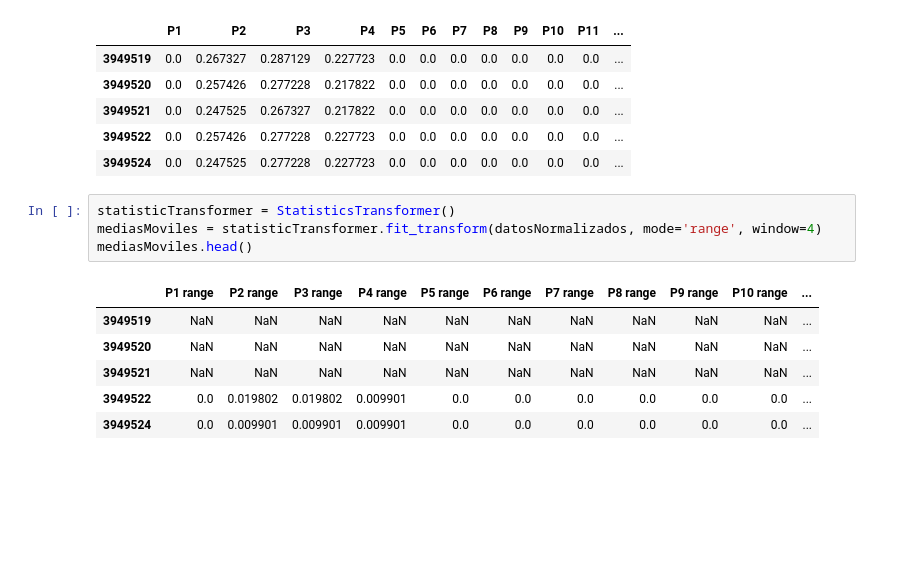
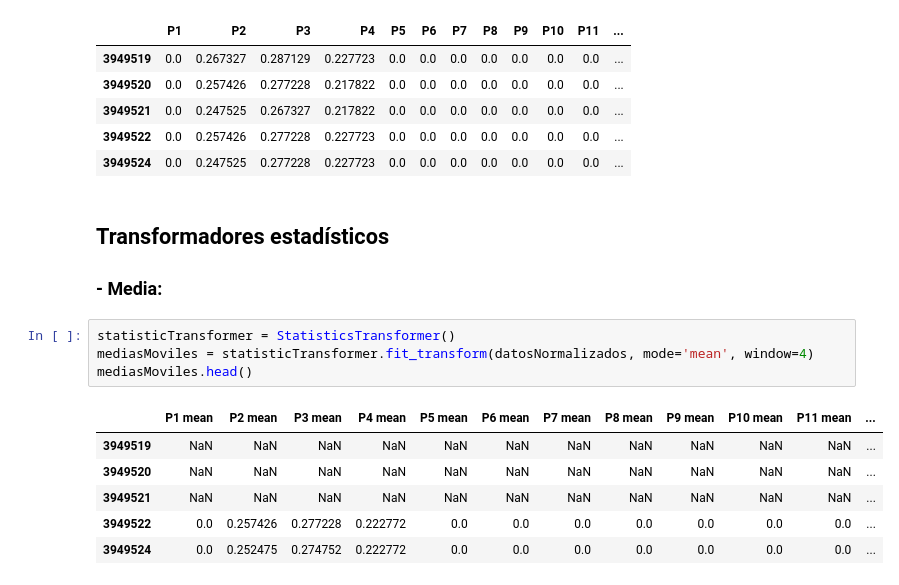
Before and after one commit to aliciaolivaresgil/TFG-SmartBeds, a Jupyter notebook: src/Transformadores.ipynb, the cells around one changed output. Cells and saved outputs as stored; diff of their text form; blank space fills up the shorter version.

Commit message:
Modificación de los transformadores

```diff
--- a/src/Transformadores.ipynb
+++ b/src/Transformadores.ipynb
@@ -76,14 +80,17 @@ datosNormalizados.head()
 | 3949521 | 0.0 | 0.247525 | 0.267327 | 0.217822 | 0.0 | 0.0 | 0.0 | 0.0 | 0.0 | 0.0 | 0.0 | ... |
 | 3949522 | 0.0 | 0.257426 | 0.277228 | 0.227723 | 0.0 | 0.0 | 0.0 | 0.0 | 0.0 | 0.0 | 0.0 | ... |
 | 3949524 | 0.0 | 0.247525 | 0.277228 | 0.227723 | 0.0 | 0.0 | 0.0 | 0.0 | 0.0 | 0.0 | 0.0 | ... |
+# %% [markdown]
+## Transformadores estadísticos
+### - Media:
 # %%
 statisticTransformer = StatisticsTransformer()
-mediasMoviles = statisticTransformer.fit_transform(datosNormalizados, mode='range', window=4)
+mediasMoviles = statisticTransformer.fit_transform(datosNormalizados, mode='mean', window=4)
 mediasMoviles.head()
 # %% [output]
-|  | P1 range | P2 range | P3 range | P4 range | P5 range | P6 range | P7 range | P8 range | P9 range | P10 range | ... |
-| 3949519 | NaN | NaN | NaN | NaN | NaN | NaN | NaN | NaN | NaN | NaN | ... |
-| 3949520 | NaN | NaN | NaN | NaN | NaN | NaN | NaN | NaN | NaN | NaN | ... |
-| 3949521 | NaN | NaN | NaN | NaN | NaN | NaN | NaN | NaN | NaN | NaN | ... |
-| 3949522 | 0.0 | 0.019802 | 0.019802 | 0.009901 | 0.0 | 0.0 | 0.0 | 0.0 | 0.0 | 0.0 | ... |
-| 3949524 | 0.0 | 0.009901 | 0.009901 | 0.009901 | 0.0 | 0.0 | 0.0 | 0.0 | 0.0 | 0.0 | ... |
+|  | P1 mean | P2 mean | P3 mean | P4 mean | P5 mean | P6 mean | P7 mean | P8 mean | P9 mean | P10 mean | P11 mean | ... |
+| 3949519 | NaN | NaN | NaN | NaN | NaN | NaN | NaN | NaN | NaN | NaN | NaN | ... |
+| 3949520 | NaN | NaN | NaN | NaN | NaN | NaN | NaN | NaN | NaN | NaN | NaN | ... |
+| 3949521 | NaN | NaN | NaN | NaN | NaN | NaN | NaN | NaN | NaN | NaN | NaN | ... |
+| 3949522 | 0.0 | 0.257426 | 0.277228 | 0.222772 | 0.0 | 0.0 | 0.0 | 0.0 | 0.0 | 0.0 | 0.0 | ... |
+| 3949524 | 0.0 | 0.252475 | 0.274752 | 0.222772 | 0.0 | 0.0 | 0.0 | 0.0 | 0.0 | 0.0 | 0.0 | ... |
```
Also changed, not shown: parts of 6 cells of this notebook, 1 other file.
